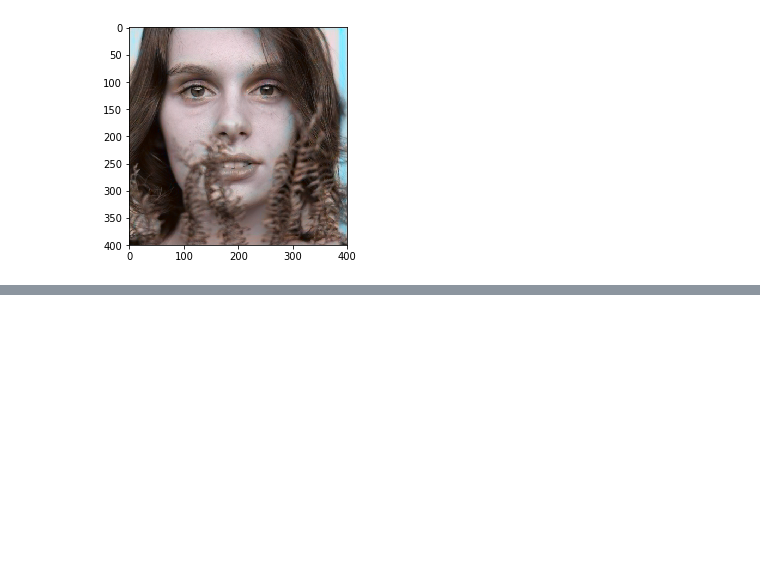
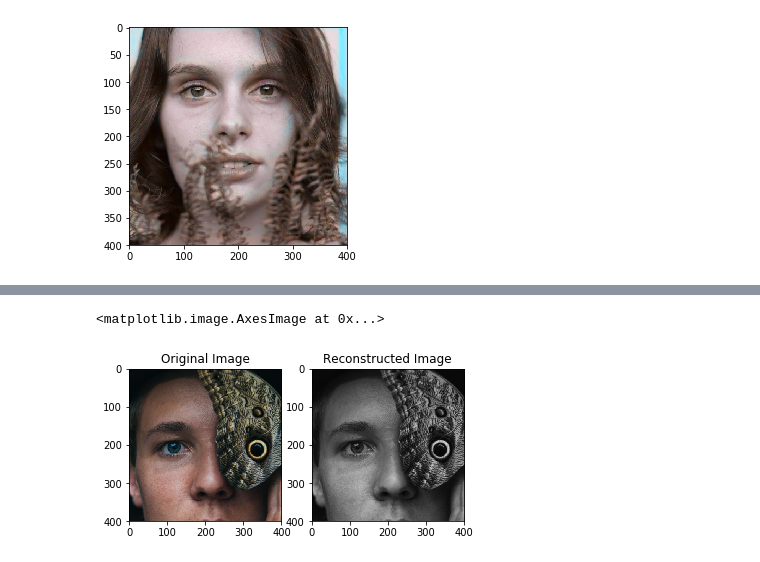
Before and after one commit to mansi1710/AI-image-colorization, a Jupyter notebook: Code/Alpha-Model/Alpha-Version.ipynb, the cells around one changed output, grey strips where cells are left out. Drawn from its saved outputs; the diff is of its cells as text; code cells hidden in the pictures; blank space fills up the shorter version.

Commit message:
Alpha-Model

```diff
--- a/Code/Alpha-Model/Alpha-Version.ipynb
+++ b/Code/Alpha-Model/Alpha-Version.ipynb
@@ -103,0 +107,21 @@ plt.imshow(lab2r)
+# %%
+img2= load_img('man.jpg')
+plt.subplot(1,2,1)
+plt.title('Original Image')
+plt.imshow(img2)
+image2= img_to_array(img2)
+X1= rgb2lab(1.0/255*image2)[:, :, 0]
+Y1= rgb2lab(1.0/255*image2)[:, :, 1:]
+Y1= Y1/128
+X1= X1.reshape((1, 400, 400, 1))
+Y1= Y1.reshape((1, 400, 400, 2))
+print(model.evaluate(X1, Y1, batch_size=1))
+output= model.predict(X1)
+op= np.zeros((400, 400, 3))
+op[:,:,0]= X1[0, :, :, 0]
+op[:,:,1:]= output[0]
+op= lab2rgb(op)
+plt.subplot(1,2,2)
+plt.title('Reconstructed Image')
+plt.imshow(op)
+# %% [output]
@@ -103,0 +130,2 @@ plt.imshow(lab2r)
+<matplotlib.image.AxesImage at 0x...>
+[figure, added]
```
Also changed, not shown: parts of 5 cells of this notebook.
